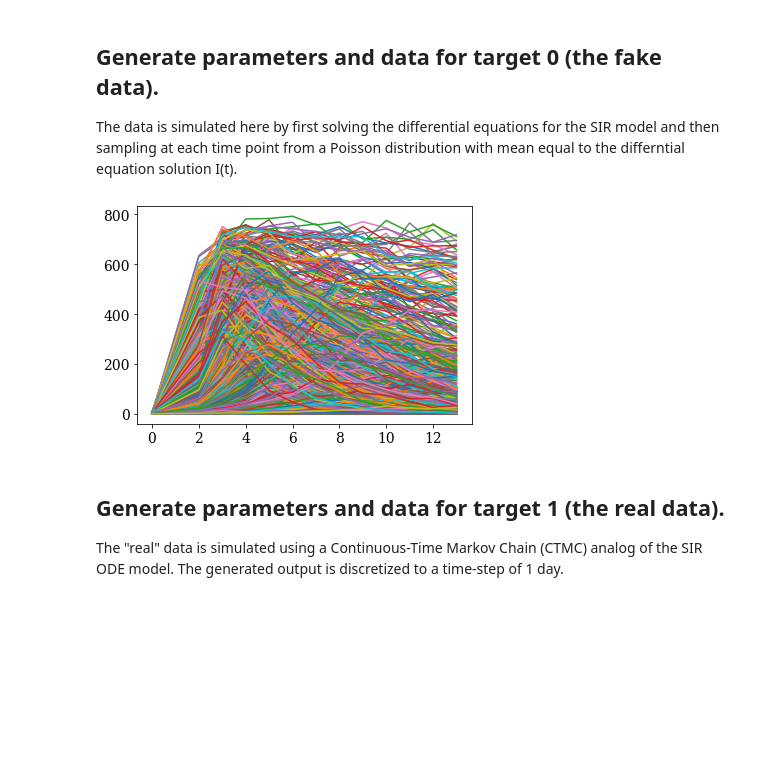
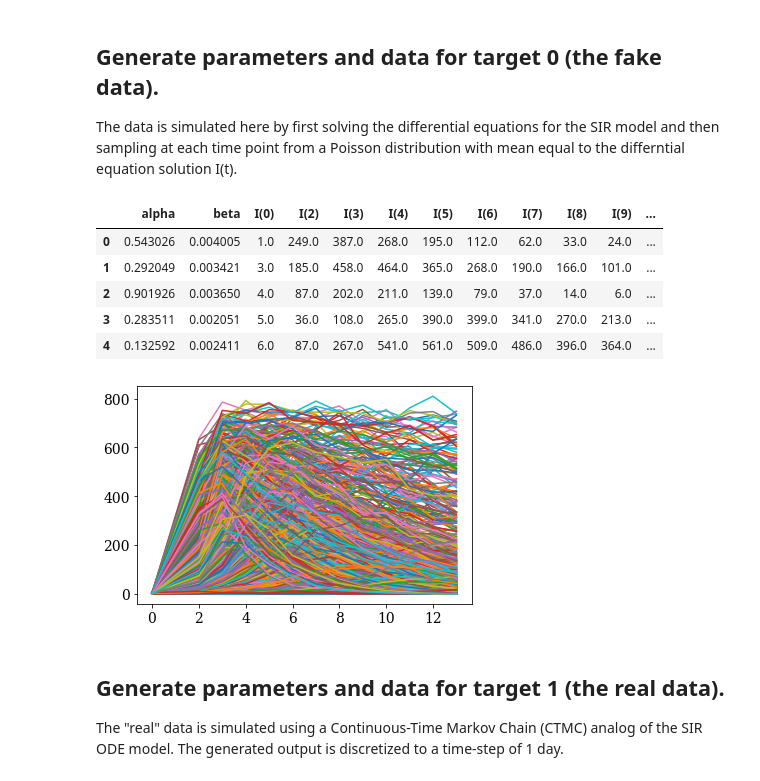
Before and after one commit to egonspin/SIRLikelihood, a Jupyter notebook: SimulateDataClasses.ipynb, the cells around one changed output. Saved outputs shown, nothing was run; the diff lists cells and outputs as text; code cells hidden in the pictures; blank space fills up the shorter version.

```diff
--- a/SimulateDataClasses.ipynb
+++ b/SimulateDataClasses.ipynb
@@ -29,17 +29,17 @@ rnd  = np.random.RandomState(seed)
 
 The data is simulated here by first solving the differential equations for the SIR model and then sampling at each time point from a Poisson distribution with mean equal to the differntial equation solution I(t).
 # %%
-# %run /Users/fermi/Dropbox/projects/SIRLikelihood/SIR_ODE.ipynb
-# %run /Users/fermi/Dropbox/projects/SIRLikelihood//SIR_simulator.ipynb
-%run /content/SIRLikelihood/SIR_ODE.ipynb
-%run /content/SIRLikelihood/SIR_simulator.ipynb
+%run /Users/fermi/Dropbox/projects/SIRLikelihood/SIR_ODE.ipynb
+%run /Users/fermi/Dropbox/projects/SIRLikelihood//SIR_simulator.ipynb
+# %run /content/SIRLikelihood/SIR_ODE.ipynb
+# %run /content/SIRLikelihood/SIR_simulator.ipynb
 
 
 sampleMax = 50000
 alpha = 0.465 #.1;d
 beta = 0.00237 #.0002;
 tdata0 = np.array([1, 3, 4, 5, 6, 7, 8, 9, 10, 11, 12, 13, 14]) -1
-
+ydata0 = np.array([3, 25, 75, 227, 296, 258, 236, 192, 126, 71, 28, 11, 7])
 
 alphaRange = [alpha*0.01,alpha*1.99]
 betaRange = [beta*0.01,beta*1.99]
@@ -63,47 +63,87 @@ def generateTarget0(par,init_mean,t):
     Imean = soln.y[1]
     #make sure all values for the infected time series data are positive
     Imean[Imean<0] = eps
     #sample from a poisson distribution with mean equal to the ODE solution for the infected populations
     sim_dat = np.random.poisson(Imean)
     return t, sim_dat
 
 def plotData(data,index):
     dim = data.shape[0]
     if index > dim:
         index = dim
     for i in range(0,index):
         plt.plot(data[i][0],data[i][1])
     return
 
-def generate_class0(init_mean,alphaRange,betaRange,sampleMax,dataLabel = 'target0_parData'):
-    parameters_list = []
+def generate_class0(init_mean,alphaRange,betaRange,sampleMax,t,dataLabel = 'target0_parData'):
+    parameters_list  = []
     data_list = []
+    io_list = []
+
+    s0mean = init_mean[0]
+    i0mean = init_mean[1]
+    r0mean = init_mean[2]
+
     for i in range(0,sampleMax):
         #sample alpha and beta from prior distribution
         alphaSample = np.random.uniform(alphaRange[0],alphaRange[1])
         betaSample = np.random.uniform(betaRange[0],betaRange[1])
         #sample data using generate_target0
-        [t, I] = generateTarget0([alphaSample,betaSample],init_mean,tdata0)
-        #print(I, np.shape(I),type(I))
-        #append data to dataframe
-        #target0_df = target0_df.append({'s0': s0mean,'i0': i0mean, 'r0': r0mean, 'alpha':  alphaSample,'beta': betaSample, 'time': t, 'Infected': I},ignore_index=True)
-        #target0_df.to_csv('target0_data.csv',index=False)
+        [t, I] = generateTarget0([alphaSample,betaSample],init_mean,t)
 
-        parameters_list.append(np.asarray([s0mean,i0mean,r0mean,alphaSample,betaSample]))
-        data_list.append(np.asarray([t,I]))
+        #randomly initialize the initial conditions for the SIR simulations
+        # s0 = np.random.poisson(s0mean);
+        # i0 = np.random.poisson(i0mean);
+        # r0 = np.random.poisson(r0mean);
+
+        #append data, parameters ML inputs and outputs to separate lists
+        #par_j = np.asarray([s0mean,i0mean,r0mean,alphaSample,betaSample])
+        par_j = np.asarray([alphaSample,betaSample])
+        data_j = np.asarray([t,I])
+        io_j = np.append( par_j,data_j[1])
+        io_j = np.append(io_j,0)
+
+        parameters_list.append(par_j)
+        data_list.append(data_j)
+        io_list.append(io_j)
+
+
+    #build parameters, data, inputs and outputs arrays from their lists
     parameters = np.asarray(parameters_list)
     data = np.asarray(data_list)
-        #target0_df.to_pickle("target0_data.pkl")
+    io = np.asarray(io_list)
 
+    #make a dataframe of the data
+    df = pd.DataFrame()
+    df['alpha'] = io[:,0]
+    df['beta'] = io[:,1]
+    for i in range(0,np.shape(t)[0]):
+        string = 'I(' + str(t[i]) + ')'
+        df[string] = io[:,i+2]
+    df['target'] = io[:,-1]
 
-    jb.dump([parameters,data],dataLabel)
+    #save data
+    #jb.dump([parameters,data,io,df],dataLabel)
 
     plotData(data,1000)
-    return [parameters , data]
 
-[parameters0 , data0] = generate_class0(init_mean,alphaRange,betaRange,sampleMax)
+    # the output data io is numpy array of dimension (samples , 3+timeSteps)
+    # io[:,0] => all the alpha values
+    # io[:,1] => all the beta values
+    # io[:,2] to io[:,2+np.size(time)] => the infected populations at each time
+    # io[:,3+np.size(time)] => all the targets values
+    return [io, df]
+
+[io0, df_io0] = generate_class0(init_mean,alphaRange,betaRange,sampleMax,tdata0)
+df_io0.head()
 # %% [output]
+|  | alpha | beta | I(0) | I(2) | I(3) | I(4) | I(5) | I(6) | I(7) | I(8) | I(9) | ... |
+| 0 | 0.543026 | 0.004005 | 1.0 | 249.0 | 387.0 | 268.0 | 195.0 | 112.0 | 62.0 | 33.0 | 24.0 | ... |
+| 1 | 0.292049 | 0.003421 | 3.0 | 185.0 | 458.0 | 464.0 | 365.0 | 268.0 | 190.0 | 166.0 | 101.0 | ... |
+| 2 | 0.901926 | 0.003650 | 4.0 | 87.0 | 202.0 | 211.0 | 139.0 | 79.0 | 37.0 | 14.0 | 6.0 | ... |
+| 3 | 0.283511 | 0.002051 | 5.0 | 36.0 | 108.0 | 265.0 | 390.0 | 399.0 | 341.0 | 270.0 | 213.0 | ... |
+| 4 | 0.132592 | 0.002411 | 6.0 | 87.0 | 267.0 | 541.0 | 561.0 | 509.0 | 486.0 | 396.0 | 364.0 | ... |
-[figure, old version]
+[figure, new version]
 # %% [markdown]
 ## Generate parameters and data for target 1 (the real data).
 
```
Also changed, not shown: parts of 6 cells of this notebook, 4 other files.
